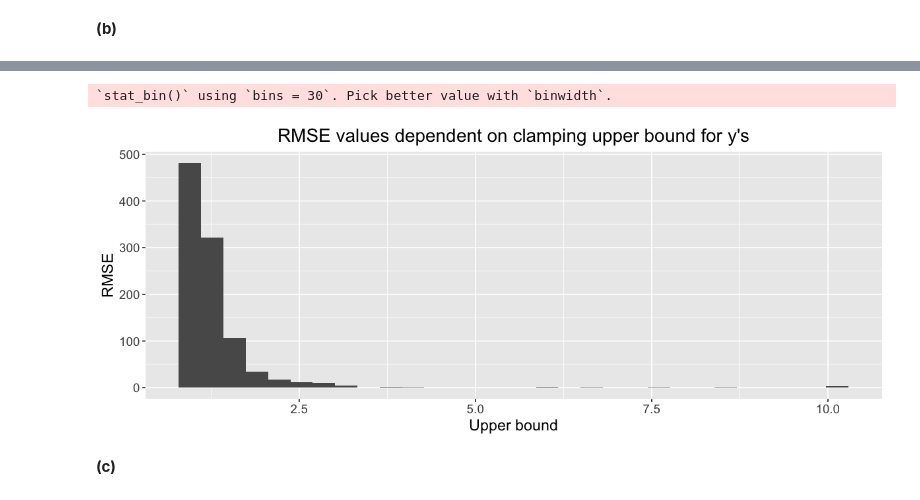
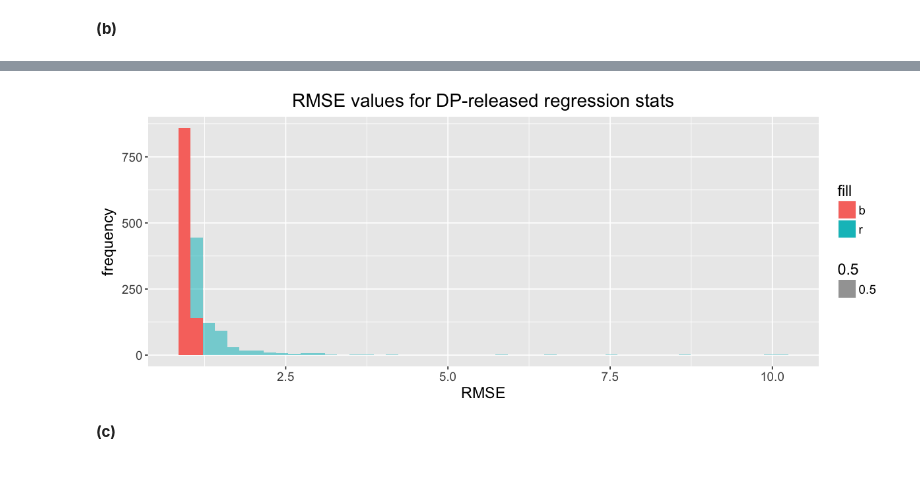
Before and after one commit to bhavenp/cs208, a Jupyter notebook: homework/HW2/HW2_Bhaven_Patel.ipynb, the cells around one changed output, grey strips where cells are left out. Saved outputs shown, nothing was run; the diff lists cells and outputs as text; code cells hidden in the pictures.

```diff
--- a/homework/HW2/HW2_Bhaven_Patel.ipynb
+++ b/homework/HW2/HW2_Bhaven_Patel.ipynb
@@ -323,17 +290,17 @@ rmse_vals
 # %%
 #### Plot results ####
 library(ggplot2)
 final_results <- as.data.frame(rmse_vals);
 colnames(final_results) <- c("Simulation", "RMSE_DP", "RMSE_nonDP");
 f_size = 16;
-fifty = 0.5;
-# Plot average RMSE of reconstruction against noise input
-p_rmse <- ggplot(data = final_results, aes(x=final_results$RMSE_DP)) + geom_histogram();
-p_rmse <- p_rmse + labs(title="RMSE values dependent on clamping upper bound for y's", x="Upper bound", y = "RMSE") + theme(plot.title = element_text(hjust=0.5), text = element_text(size=f_size-2));
+
+# Plot average RMSE of reconstruction against noise input #
+p_rmse <- ggplot(data = final_results) + geom_histogram(aes(x=final_results$RMSE_DP, fill='r'), bins = 100) + geom_histogram(aes(x=final_results$RMSE_nonDP, fill='b'), bins = 100);
+p_rmse <- p_rmse + labs(title="RMSE values for DP-released regression stats", x="RMSE", y="frequency") + theme(plot.title = element_text(hjust=0.5), text = element_text(size=f_size-2));
 options(repr.plot.width=10, repr.plot.height=4); #set plot dimensions
+
 p_rmse #show plot
 # %% [output]
-`stat_bin()` using `bins = 30`. Pick better value with `binwidth`.
-[figure, old version]
+[figure, new version]
 # %% [markdown]
 **(c)**<br>
```
Also changed, not shown: parts of 4 cells of this notebook.
